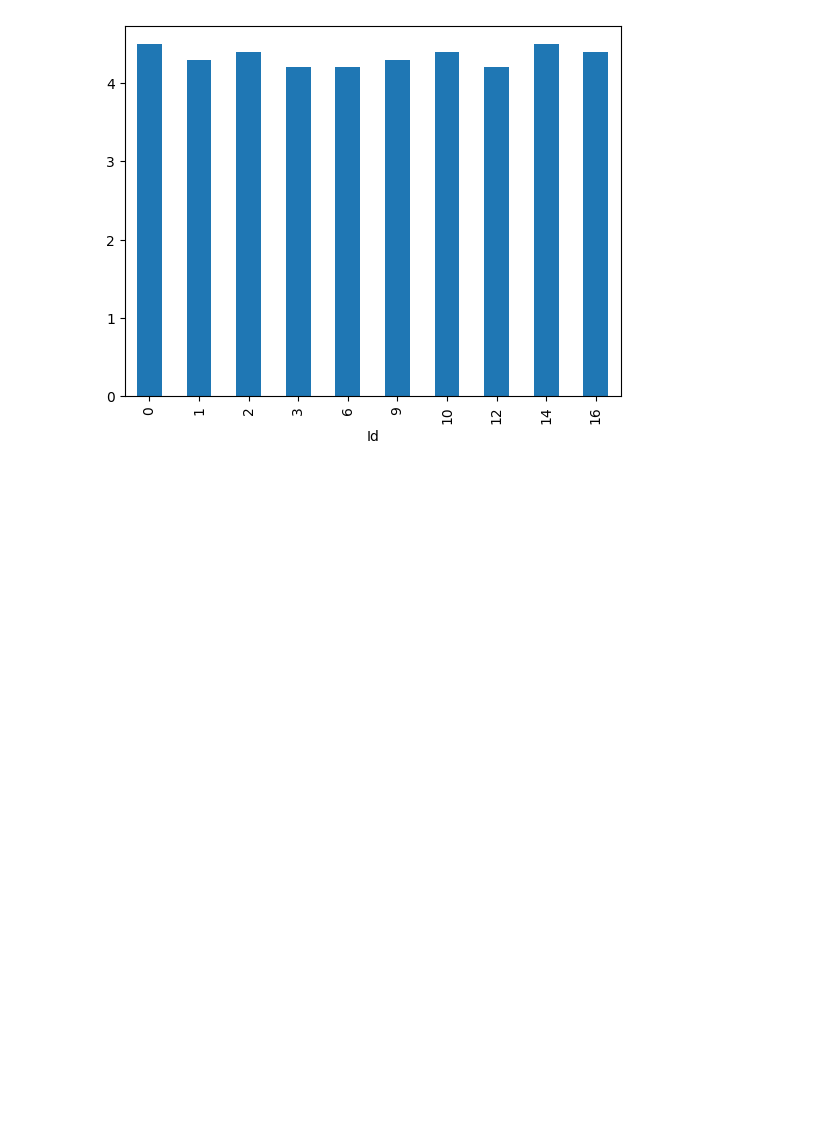
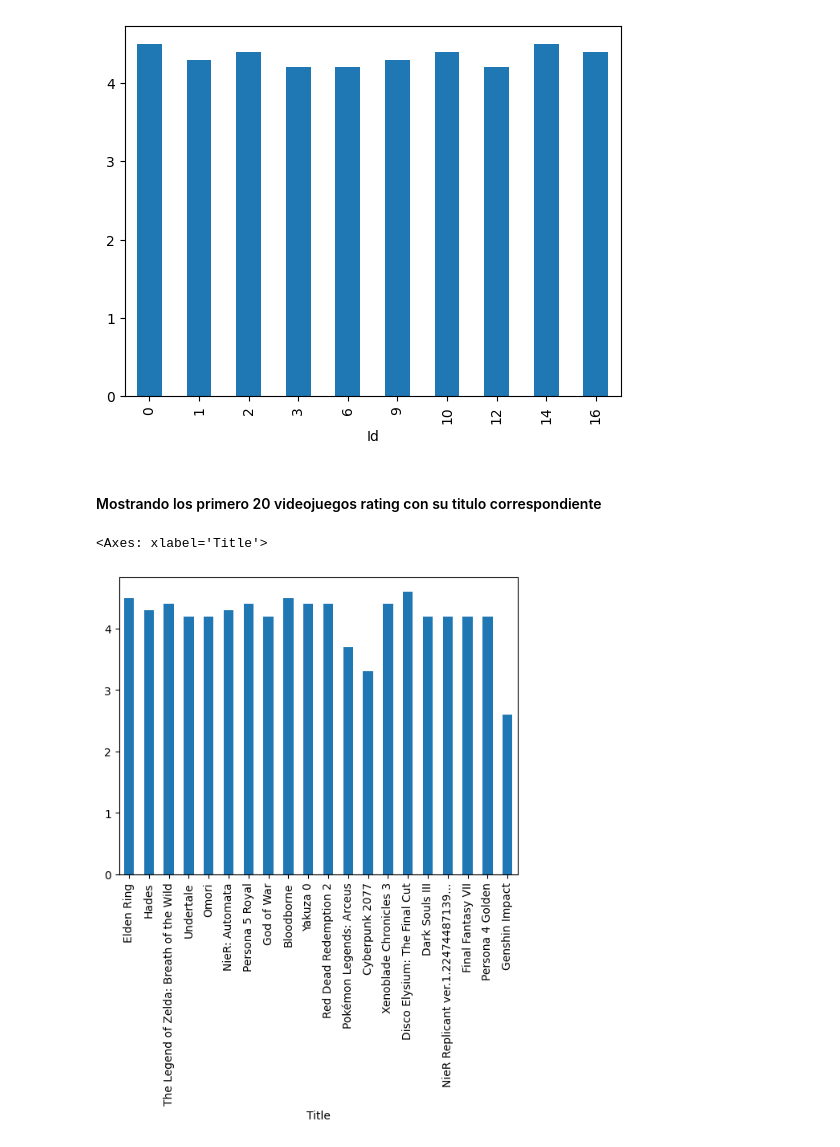
Before and after one commit to TheGaxz/Semestre_1, a Jupyter notebook: jupyter/04_Pandas.ipynb, the cells around one changed output. Saved outputs shown, nothing was run; the diff lists cells and outputs as text; code cells hidden in the pictures; blank space fills up the shorter version.

```diff
--- a/jupyter/04_Pandas.ipynb
+++ b/jupyter/04_Pandas.ipynb
@@ -203,3 +203,12 @@ datasetRPG.drop(["Title"],axis=1)["Rating"].plot(kind="bar")
 # %% [output]
 <Axes: xlabel='Id'>
 [figure]
+# %% [markdown]
+#### Mostrando los primero 20 videojuegos rating con su titulo correspondiente
+# %%
+datasetRPG = nombresRPG.head(20)
+datasetRPG.set_index('Title', inplace=True)  # Establecer la columna 'Title' como índice
+datasetRPG['Rating'].plot(x=None, kind='bar')  # Utilizar el índice en el eje x
+# %% [output]
+<Axes: xlabel='Title'>
+[figure, added]
```
Also changed, not shown: parts of 9 cells of this notebook, 2 other files.
